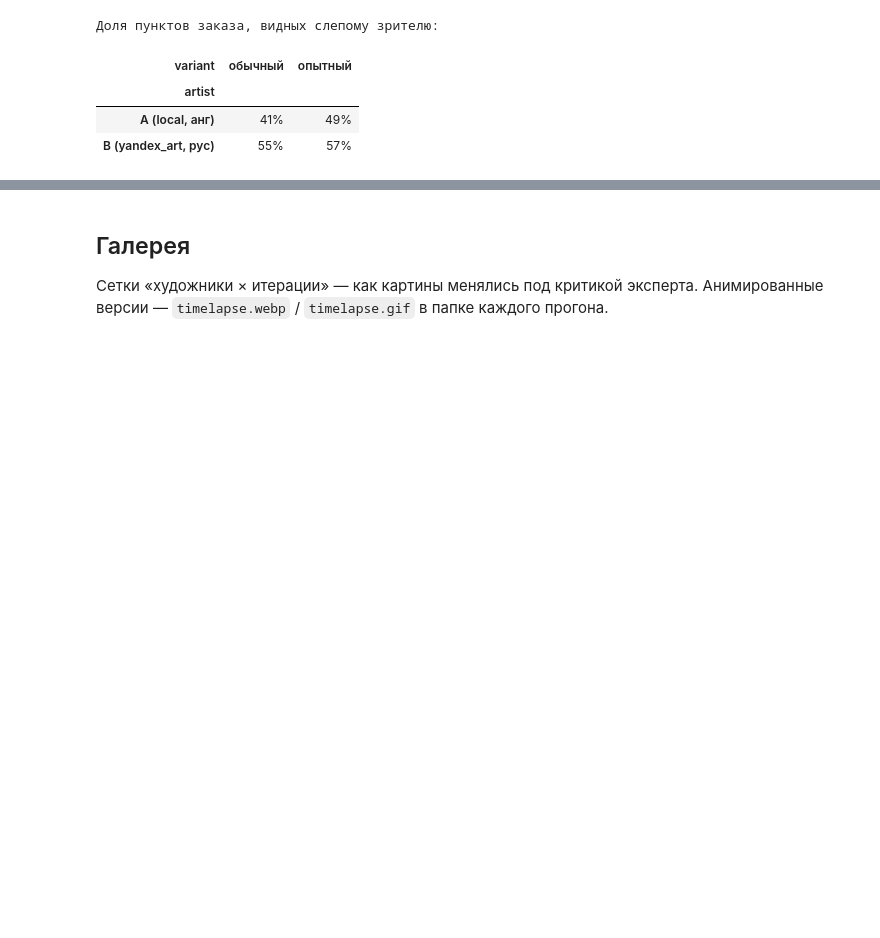
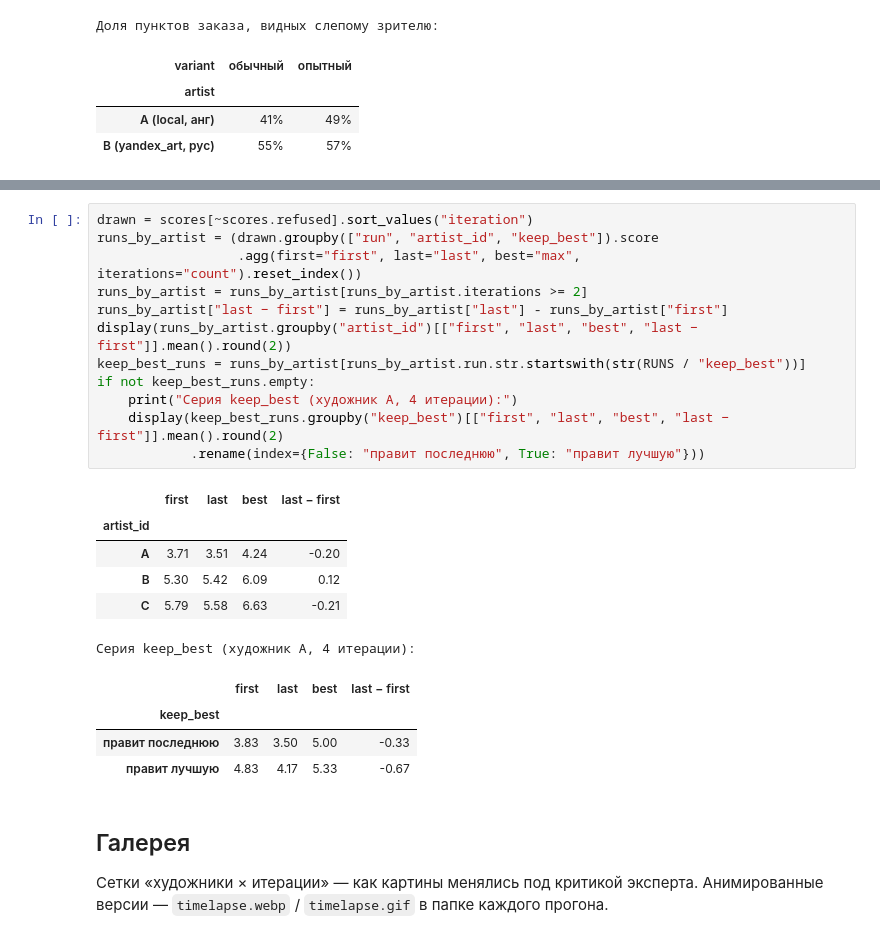
Before and after one commit to MaksHarunzhin/Agent-Artist, a Jupyter notebook: Agent_Artist.ipynb, the cells around one changed output, grey strips where cells are left out. Cells and saved outputs as stored; diff of their text form; blank space fills up the shorter version.

```diff
--- a/Agent_Artist.ipynb
+++ b/Agent_Artist.ipynb
@@ -397,3 +424,26 @@ else:
+# %%
+drawn = scores[~scores.refused].sort_values("iteration")
+runs_by_artist = (drawn.groupby(["run", "artist_id", "keep_best"]).score
+                  .agg(first="first", last="last", best="max", iterations="count").reset_index())
+runs_by_artist = runs_by_artist[runs_by_artist.iterations >= 2]
+runs_by_artist["last − first"] = runs_by_artist["last"] - runs_by_artist["first"]
+display(runs_by_artist.groupby("artist_id")[["first", "last", "best", "last − first"]].mean().round(2))
+keep_best_runs = runs_by_artist[runs_by_artist.run.str.startswith(str(RUNS / "keep_best"))]
+if not keep_best_runs.empty:
+    print("Серия keep_best (художник A, 4 итерации):")
+    display(keep_best_runs.groupby("keep_best")[["first", "last", "best", "last − first"]].mean().round(2)
+            .rename(index={False: "правит последнюю", True: "правит лучшую"}))
+# %% [output]
+|  | first | last | best | last − first |
+| artist_id |  |  |  |  |
+| A | 3.71 | 3.51 | 4.24 | -0.20 |
+| B | 5.30 | 5.42 | 6.09 | 0.12 |
+| C | 5.79 | 5.58 | 6.63 | -0.21 |
+Серия keep_best (художник A, 4 итерации):
+|  | first | last | best | last − first |
+| keep_best |  |  |  |  |
+| правит последнюю | 3.83 | 3.50 | 5.00 | -0.33 |
+| правит лучшую | 4.83 | 4.17 | 5.33 | -0.67 |
 # %% [markdown]
 ## Галерея
 
```
Also changed, not shown: parts of 6 cells of this notebook.
